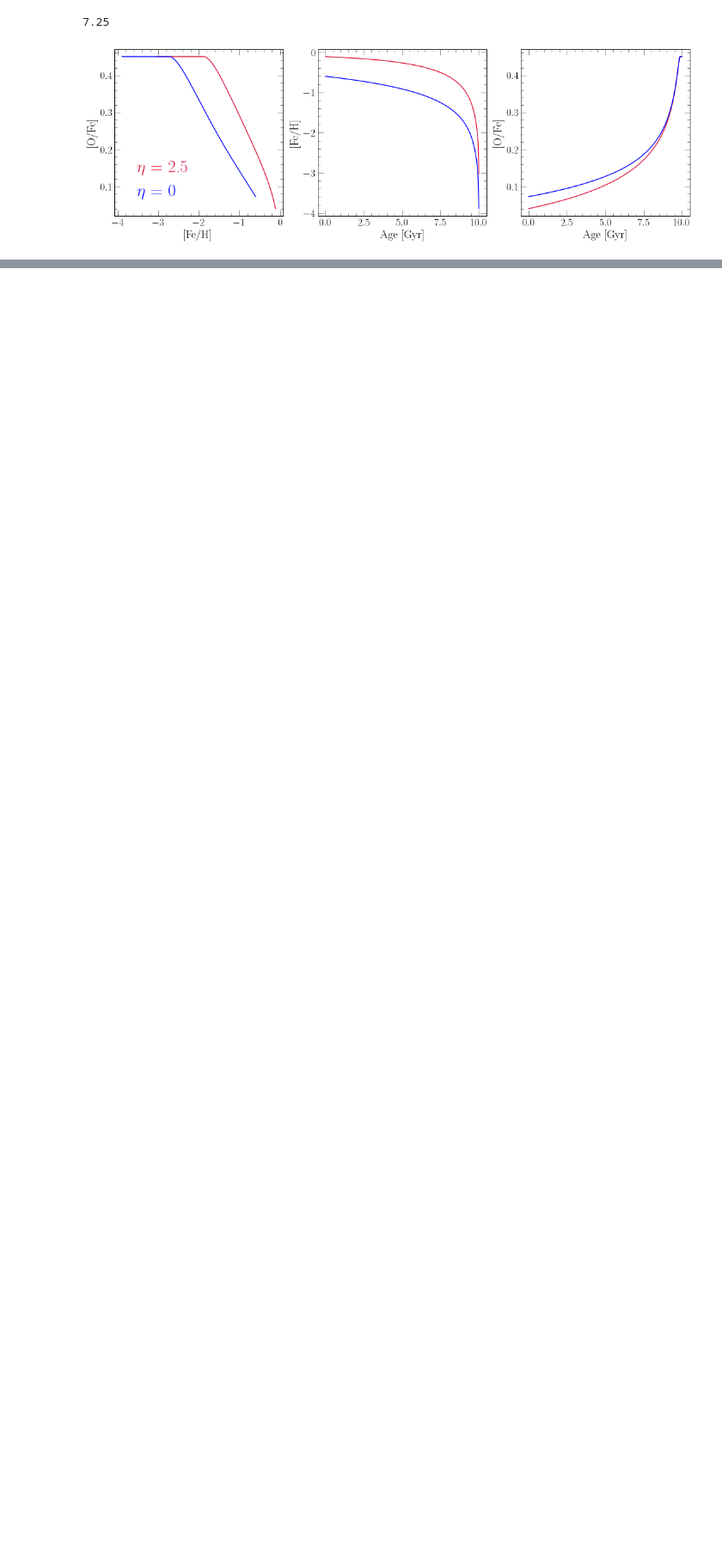
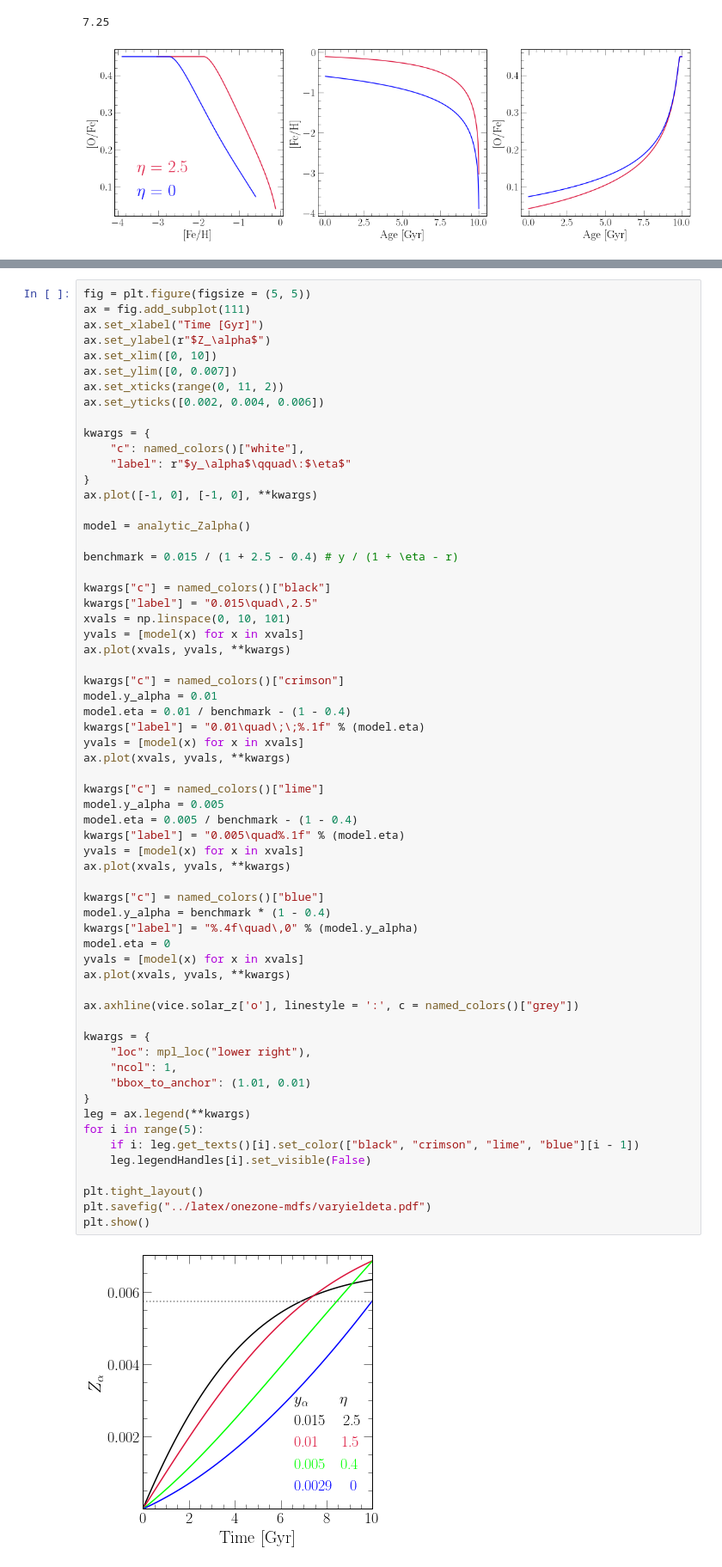
Before and after one commit to giganano/outflows, a Jupyter notebook: notebooks/onezone.ipynb, the cells around one changed output, grey strips where cells are left out. Shown: that part at 86% size. Drawn from its saved outputs; the diff is of its cells as text; blank space fills up the shorter version.

```diff
--- a/notebooks/onezone.ipynb
+++ b/notebooks/onezone.ipynb
@@ -116,0 +218,64 @@ plt.show()
+# %%
+fig = plt.figure(figsize = (5, 5))
+ax = fig.add_subplot(111)
+ax.set_xlabel("Time [Gyr]")
+ax.set_ylabel(r"$Z_\alpha$")
+ax.set_xlim([0, 10])
+ax.set_ylim([0, 0.007])
+ax.set_xticks(range(0, 11, 2))
+ax.set_yticks([0.002, 0.004, 0.006])
+
+kwargs = {
+    "c": named_colors()["white"],
+    "label": r"$y_\alpha$\qquad\:$\eta$"
+}
+ax.plot([-1, 0], [-1, 0], **kwargs)
+
+model = analytic_Zalpha()
+
+benchmark = 0.015 / (1 + 2.5 - 0.4) # y / (1 + \eta - r)
+
+kwargs["c"] = named_colors()["black"]
+kwargs["label"] = "0.015\quad\,2.5"
+xvals = np.linspace(0, 10, 101)
+yvals = [model(x) for x in xvals]
+ax.plot(xvals, yvals, **kwargs)
+
+kwargs["c"] = named_colors()["crimson"]
+model.y_alpha = 0.01
+model.eta = 0.01 / benchmark - (1 - 0.4)
+kwargs["label"] = "0.01\quad\;\;%.1f" % (model.eta)
+yvals = [model(x) for x in xvals]
+ax.plot(xvals, yvals, **kwargs)
+
+kwargs["c"] = named_colors()["lime"]
+model.y_alpha = 0.005
+model.eta = 0.005 / benchmark - (1 - 0.4)
+kwargs["label"] = "0.005\quad%.1f" % (model.eta)
+yvals = [model(x) for x in xvals]
+ax.plot(xvals, yvals, **kwargs)
+
+kwargs["c"] = named_colors()["blue"]
+model.y_alpha = benchmark * (1 - 0.4)
+kwargs["label"] = "%.4f\quad\,0" % (model.y_alpha)
+model.eta = 0
+yvals = [model(x) for x in xvals]
+ax.plot(xvals, yvals, **kwargs)
+
+ax.axhline(vice.solar_z['o'], linestyle = ':', c = named_colors()["grey"])
+
+kwargs = {
+    "loc": mpl_loc("lower right"),
+    "ncol": 1,
+    "bbox_to_anchor": (1.01, 0.01)
+}
+leg = ax.legend(**kwargs)
+for i in range(5):
+    if i: leg.get_texts()[i].set_color(["black", "crimson", "lime", "blue"][i - 1])
+    leg.legendHandles[i].set_visible(False)
+
+plt.tight_layout()
+plt.savefig("../latex/onezone-mdfs/varyieldeta.pdf")
+plt.show()
+# %% [output]
+[figure, added]
```
Also changed, not shown: parts of 3 cells of this notebook, 3 other files.
